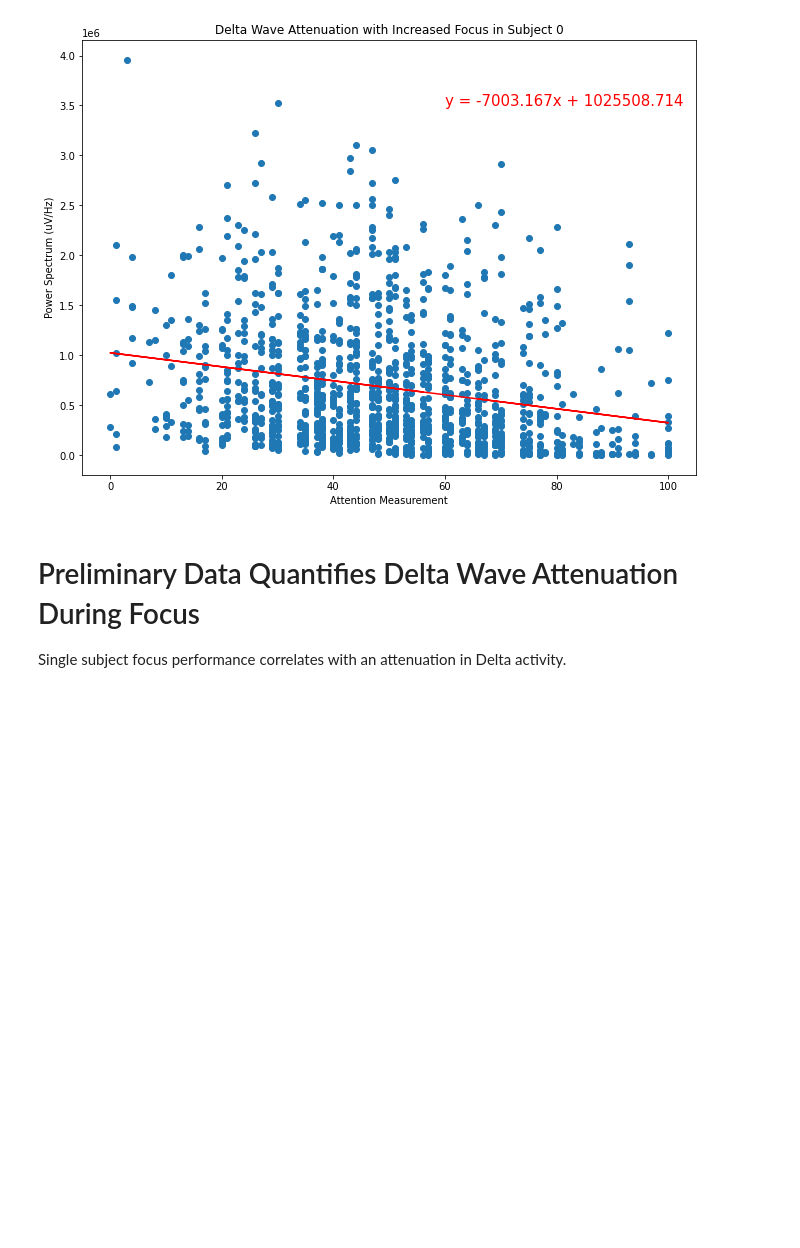
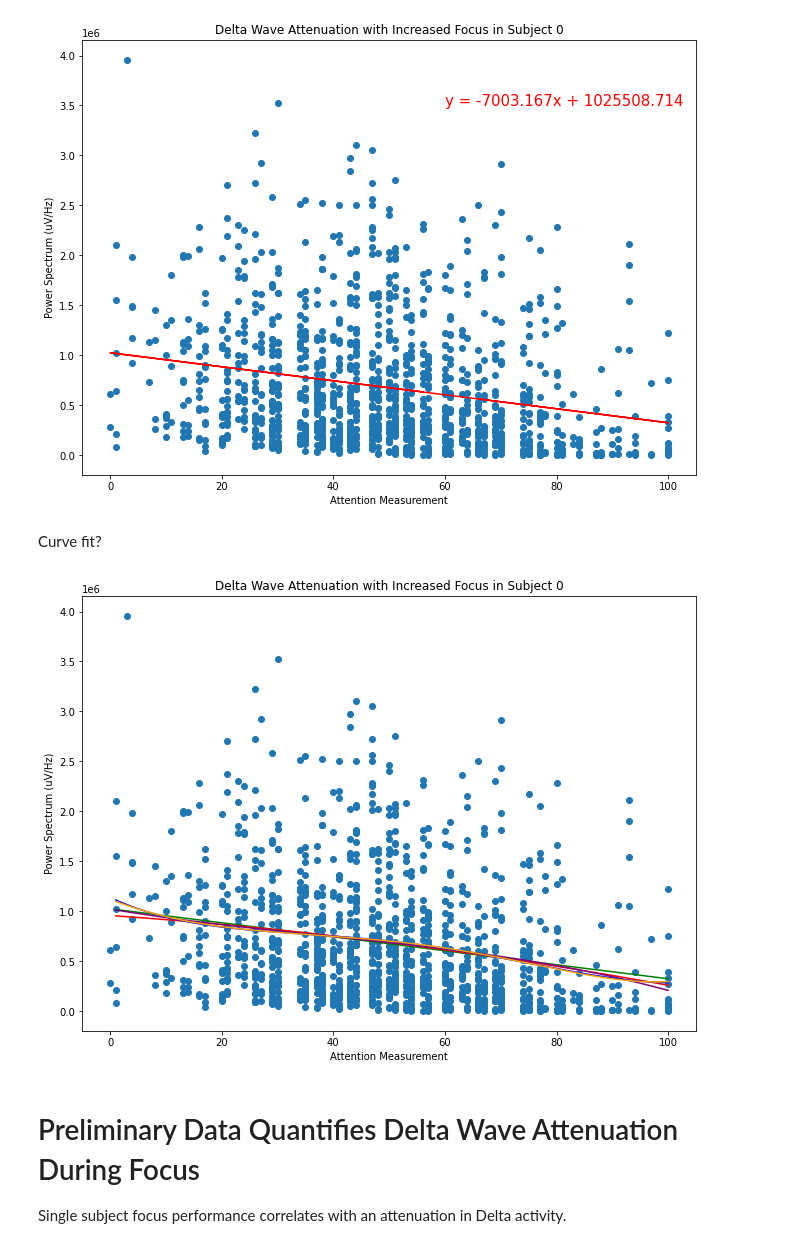
Before and after one commit to ShoaibFarooqui/project-one, a Jupyter notebook: eeg-analysis.ipynb, the cells around one changed output. Cells and saved outputs as stored; diff of their text form; code cells hidden in the pictures; blank space fills up the shorter version.

```diff
--- a/eeg-analysis.ipynb
+++ b/eeg-analysis.ipynb
@@ -118,6 +128,43 @@ plt.annotate(line_eq, (60,3500000), color='red',fontsize=15)
 # %% [output]
 Text(60, 3500000, 'y = -7003.167x + 1025508.714')
 [figure]
+# %% [markdown]
+Curve fit?
+# %%
+eeg_df_0 = eeg_df[eeg_df["subject ID"]==0]
+
+x_axis = eeg_df_0["Attention"]
+y_axis = eeg_df_0["Delta"]
+
+
+plt.scatter(x_axis, y_axis)
+
+
+# curve fits
+model1 = np.poly1d(np.polyfit(x_axis,y_axis,1))
+model2 = np.poly1d(np.polyfit(x_axis,y_axis,2))
+model3 = np.poly1d(np.polyfit(x_axis,y_axis,3))
+model4 = np.poly1d(np.polyfit(x_axis,y_axis,4))
+model5 = np.poly1d(np.polyfit(x_axis,y_axis,5))
+# scatter
+polyline = np.linspace(1,100,4000000)
+
+#plot curve
+
+plt.plot(polyline, model1(polyline), color='green')
+plt.plot(polyline, model2(polyline), color='red')
+plt.plot(polyline, model3(polyline), color='purple')
+plt.plot(polyline, model4(polyline), color='blue')
+plt.plot(polyline, model5(polyline), color='orange')
+
+#format
+plt.title("Delta Wave Attenuation with Increased Focus in Subject 0")
+plt.xlabel("Attention Measurement")
+plt.ylabel("Power Spectrum (uV/Hz)")
+
+plt.show()
+# %% [output]
+[figure, added]
 # %% [markdown]
 # Preliminary Data Quantifies Delta Wave Attenuation During Focus
 Single subject focus performance correlates with an attenuation in Delta activity.
```
Also changed, not shown: parts of 6 cells of this notebook.
